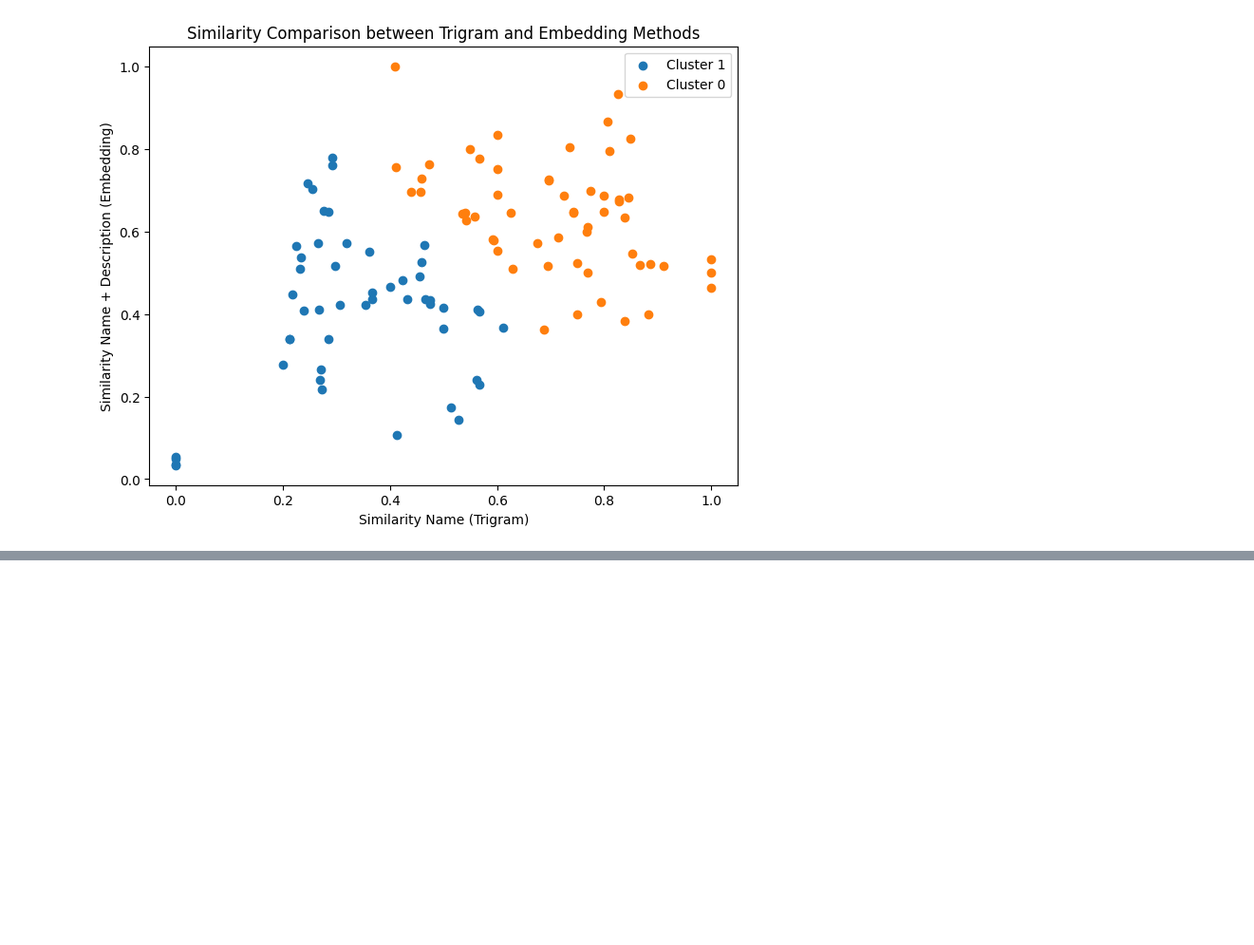
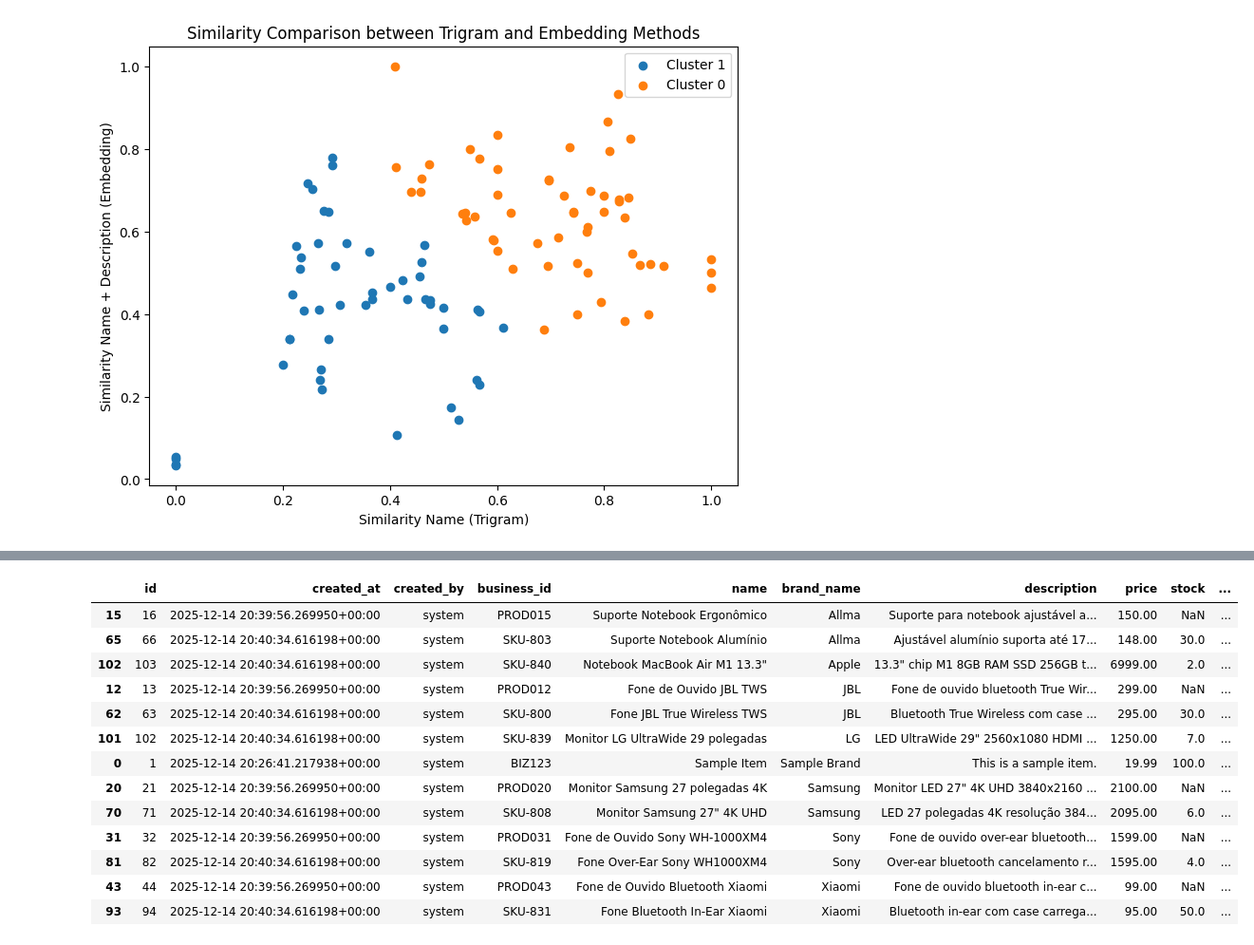
Before and after one commit to zanyev/link-api, a Jupyter notebook: test_splink.ipynb, the cells around one changed output, grey strips where cells are left out. Shown: that part at 95% size. Drawn from its saved outputs; the diff is of its cells as text; code cells hidden in the pictures; blank space fills up the shorter version.

```diff
--- a/test_splink.ipynb
+++ b/test_splink.ipynb
@@ -187,9 +197,7 @@ import networkx as nx
 
 G = nx.Graph()
 
-edges = df_pairs[df_pairs["match_probability"] >= 0.9][
-    ["id_l", "id_r"]
-].values
+edges = X[X["pred_cluster"] == 0][["item_1_id", "item_2_id"]].values
 
 G.add_edges_from(edges)
 
@@ -202,0 +221,24 @@ cluster_map = {
+# %%
+cluster_id = pd.Series(cluster_map, name='cluster_id')
+# %%
+cluster_id.index.name = 'id'
+# %%
+df_orig_clusterized = pd.merge(df_orig, cluster_id, left_on='id', right_index=True, how='left').sort_values('cluster_id')
+# %%
+# sem cluster definido
+df_orig_clusterized[df_orig_clusterized.cluster_id.isnull()].sort_values('brand_name')
+# %% [output]
+|  | id | created_at | created_by | business_id | name | brand_name | description | price | stock | ... |
+| 15 | 16 | 2025-12-14 20:39:56.269950+00:00 | system | PROD015 | Suporte Notebook Ergonômico | Allma | Suporte para notebook ajustável a... | 150.00 | NaN | ... |
+| 65 | 66 | 2025-12-14 20:40:34.616198+00:00 | system | SKU-803 | Suporte Notebook Alumínio | Allma | Ajustável alumínio suporta até 17... | 148.00 | 30.0 | ... |
+| 102 | 103 | 2025-12-14 20:40:34.616198+00:00 | system | SKU-840 | Notebook MacBook Air M1 13.3" | Apple | 13.3" chip M1 8GB RAM SSD 256GB t... | 6999.00 | 2.0 | ... |
+| 12 | 13 | 2025-12-14 20:39:56.269950+00:00 | system | PROD012 | Fone de Ouvido JBL TWS | JBL | Fone de ouvido bluetooth True Wir... | 299.00 | NaN | ... |
+| 62 | 63 | 2025-12-14 20:40:34.616198+00:00 | system | SKU-800 | Fone JBL True Wireless TWS | JBL | Bluetooth True Wireless com case ... | 295.00 | 30.0 | ... |
+| 101 | 102 | 2025-12-14 20:40:34.616198+00:00 | system | SKU-839 | Monitor LG UltraWide 29 polegadas | LG | LED UltraWide 29" 2560x1080 HDMI ... | 1250.00 | 7.0 | ... |
+| 0 | 1 | 2025-12-14 20:26:41.217938+00:00 | system | BIZ123 | Sample Item | Sample Brand | This is a sample item. | 19.99 | 100.0 | ... |
+| 20 | 21 | 2025-12-14 20:39:56.269950+00:00 | system | PROD020 | Monitor Samsung 27 polegadas 4K | Samsung | Monitor LED 27" 4K UHD 3840x2160 ... | 2100.00 | NaN | ... |
+| 70 | 71 | 2025-12-14 20:40:34.616198+00:00 | system | SKU-808 | Monitor Samsung 27" 4K UHD | Samsung | LED 27 polegadas 4K resolução 384... | 2095.00 | 6.0 | ... |
+| 31 | 32 | 2025-12-14 20:39:56.269950+00:00 | system | PROD031 | Fone de Ouvido Sony WH-1000XM4 | Sony | Fone de ouvido over-ear bluetooth... | 1599.00 | NaN | ... |
+| 81 | 82 | 2025-12-14 20:40:34.616198+00:00 | system | SKU-819 | Fone Over-Ear Sony WH1000XM4 | Sony | Over-ear bluetooth cancelamento r... | 1595.00 | 4.0 | ... |
+| 43 | 44 | 2025-12-14 20:39:56.269950+00:00 | system | PROD043 | Fone de Ouvido Bluetooth Xiaomi | Xiaomi | Fone de ouvido bluetooth in-ear c... | 99.00 | NaN | ... |
+| 93 | 94 | 2025-12-14 20:40:34.616198+00:00 | system | SKU-831 | Fone Bluetooth In-Ear Xiaomi | Xiaomi | Bluetooth in-ear com case carrega... | 95.00 | 50.0 | ... |
```
Also changed, not shown: parts of 16 cells of this notebook.
